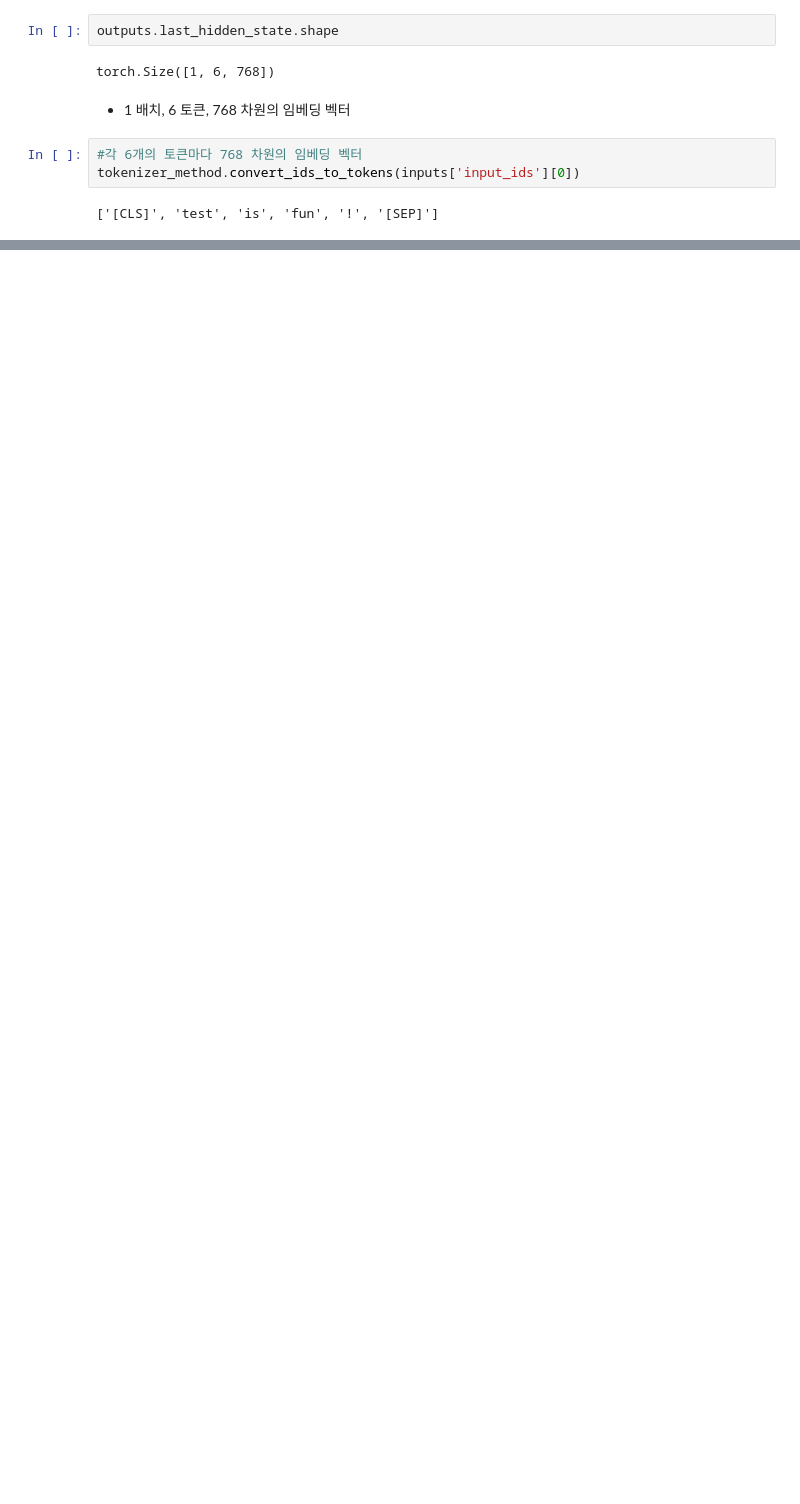
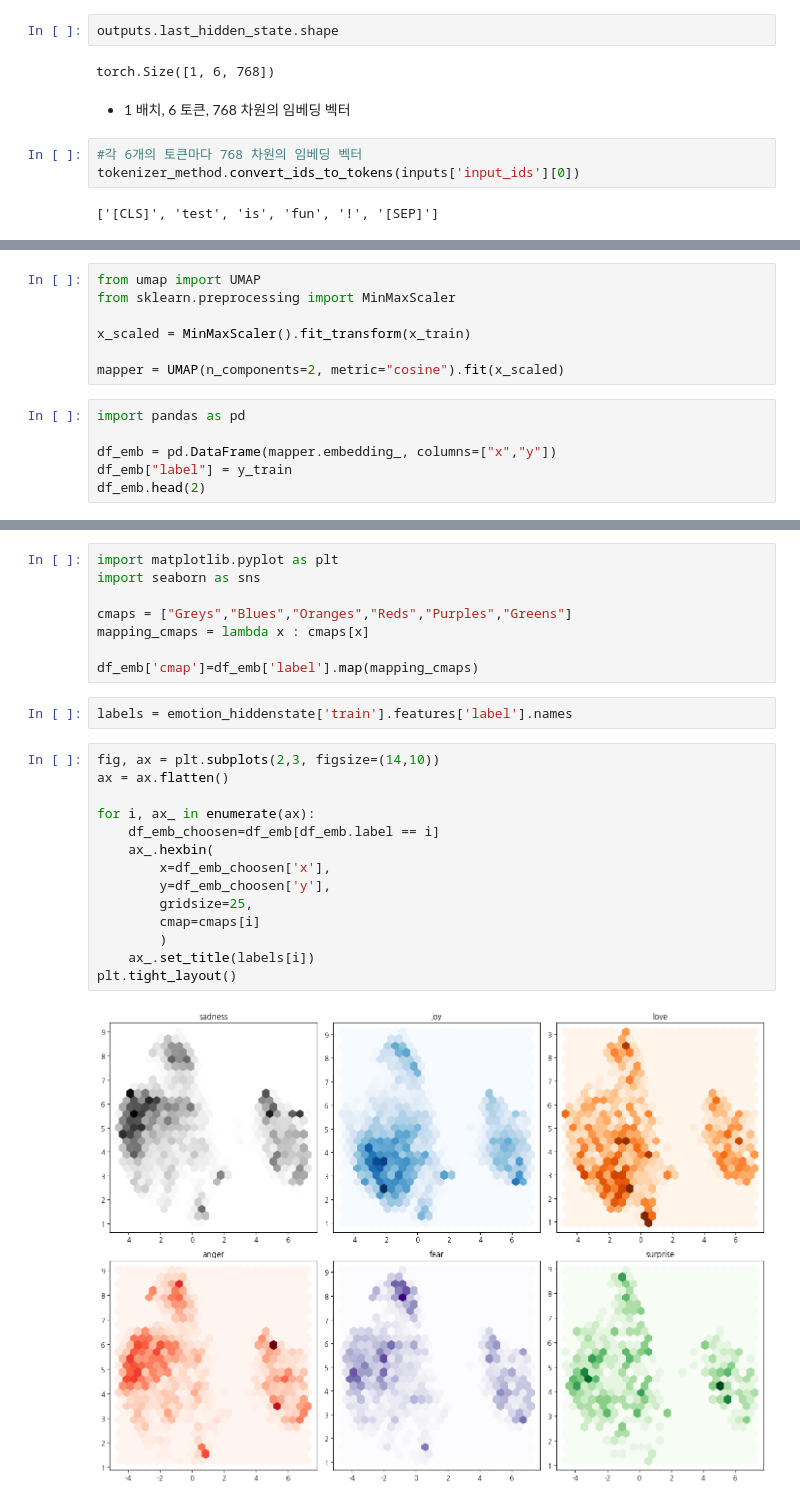
Before and after one commit to tommyjin2894/ai_study_transformer, a Jupyter notebook: 02_text_classification.ipynb, the cells around one changed output, grey strips where cells are left out. Saved outputs shown, nothing was run; the diff lists cells and outputs as text; blank space fills up the shorter version.

```diff
--- a/02_text_classification.ipynb
+++ b/02_text_classification.ipynb
@@ -361,0 +418,13 @@ dict_items([('train', Dataset({
+# %%
+from umap import UMAP
+from sklearn.preprocessing import MinMaxScaler
+
+x_scaled = MinMaxScaler().fit_transform(x_train)
+
+mapper = UMAP(n_components=2, metric="cosine").fit(x_scaled)
+# %%
+import pandas as pd
+
+df_emb = pd.DataFrame(mapper.embedding_, columns=["x","y"])
+df_emb["label"] = y_train
+df_emb.head(2)
@@ -361,0 +437,26 @@ dict_items([('train', Dataset({
+# %%
+import matplotlib.pyplot as plt
+import seaborn as sns
+
+cmaps = ["Greys","Blues","Oranges","Reds","Purples","Greens"]
+mapping_cmaps = lambda x : cmaps[x]
+
+df_emb['cmap']=df_emb['label'].map(mapping_cmaps)
+# %%
+labels = emotion_hiddenstate['train'].features['label'].names
+# %%
+fig, ax = plt.subplots(2,3, figsize=(14,10))
+ax = ax.flatten()
+
+for i, ax_ in enumerate(ax):
+    df_emb_choosen=df_emb[df_emb.label == i]
+    ax_.hexbin(
+        x=df_emb_choosen['x'],
+        y=df_emb_choosen['y'],
+        gridsize=25,
+        cmap=cmaps[i]
+        )
+    ax_.set_title(labels[i])
+plt.tight_layout()
+# %% [output]
+[figure, added]
```
Also changed, not shown: parts of 33 cells of this notebook, 4 other files.
